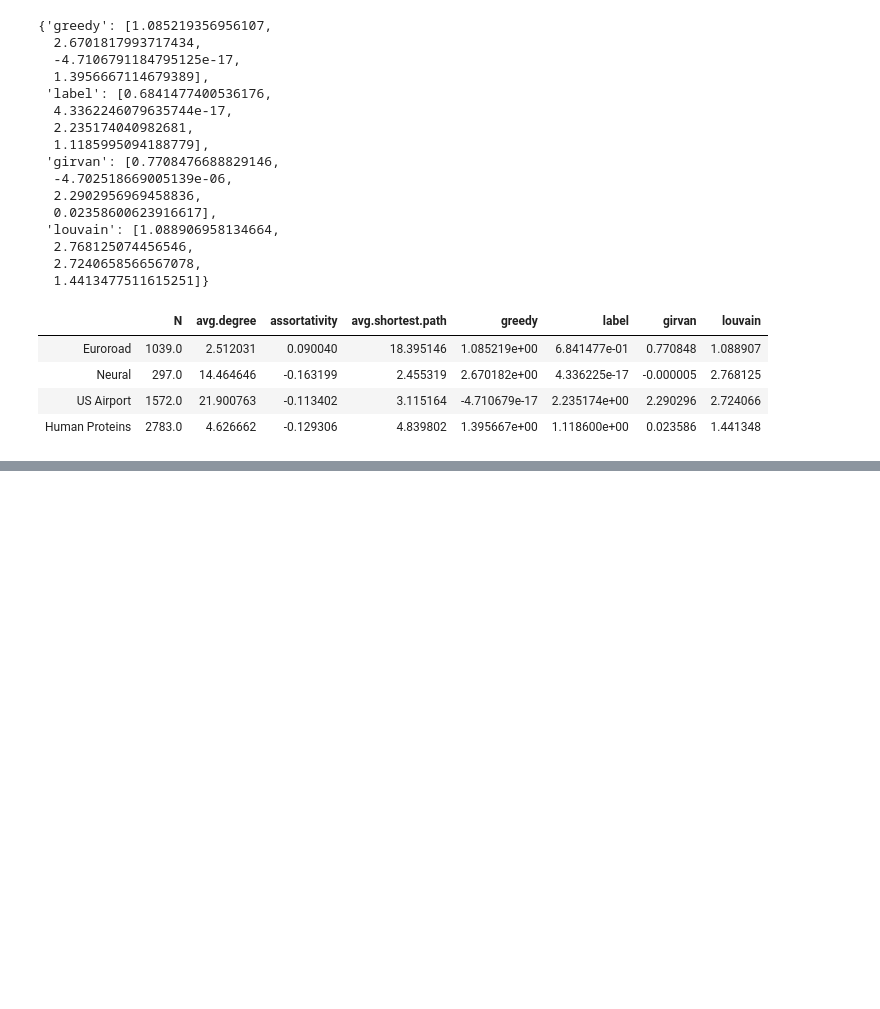
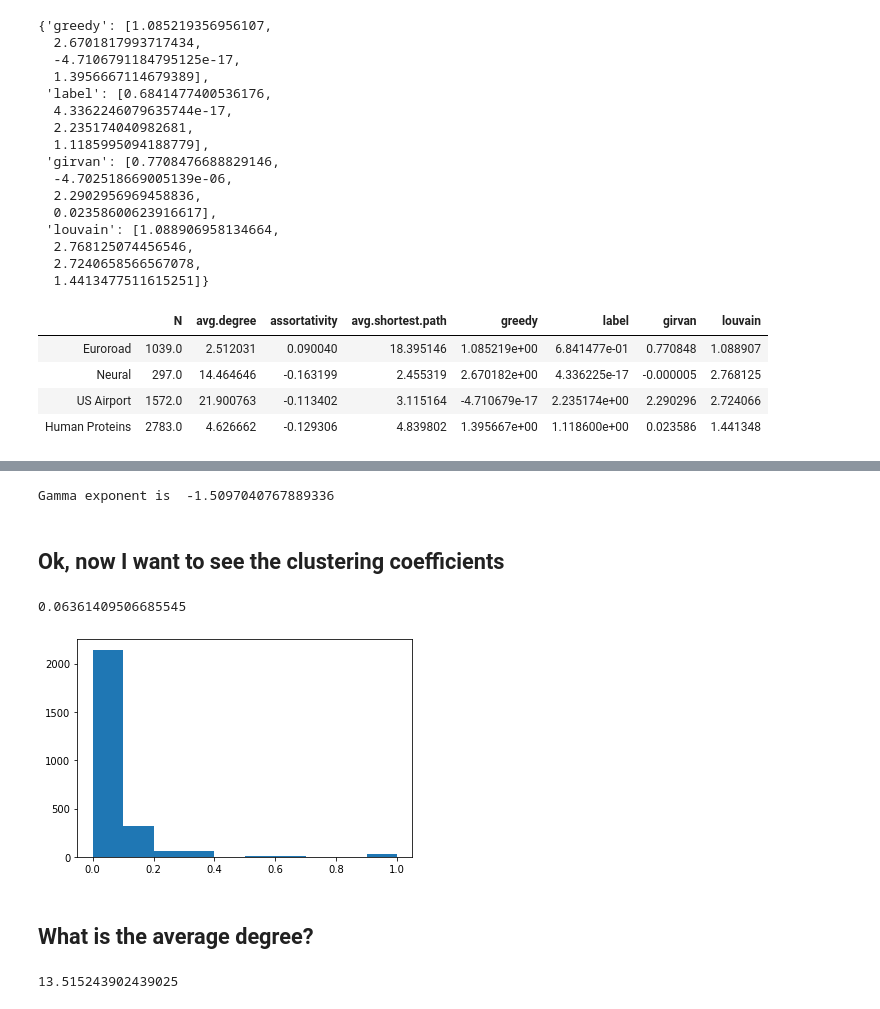
Before and after one commit to matheushjs/sandbox, a Jupyter notebook: complex_nets/lista2.ipynb, the cells around one changed output, grey strips where cells are left out. Drawn from its saved outputs; the diff is of its cells as text; code cells hidden in the pictures; blank space fills up the shorter version.

```diff
--- a/complex_nets/lista2.ipynb
+++ b/complex_nets/lista2.ipynb
@@ -1462,0 +1506,24 @@ s
+# %%
+counts, centers = res = np.histogram(undict(stackG.degree), bins=150)
+counts = np.array([np.log(i) if i != 0 else 0 for i in counts])
+centers = np.log(centers[:-1])
+gamma = np.polyfit(centers, counts, deg=1)[0]
+print("Gamma exponent is ", gamma)
+# %% [output]
+Gamma exponent is  -1.5097040767889336
+# %% [markdown]
+## Ok, now I want to see the clustering coefficients
+# %%
+clust = nx.clustering(stackG)
+clust = undict(clust)
+plt.hist(clust)
+print(nx.average_clustering(stackG))
+# %% [output]
+0.06361409506685545
+[figure, added]
+# %% [markdown]
+## What is the average degree?
+# %%
+print(np.mean(undict(stackG.degree)))
+# %% [output]
+13.515243902439025
```
Also changed, not shown: parts of 27 cells of this notebook.
